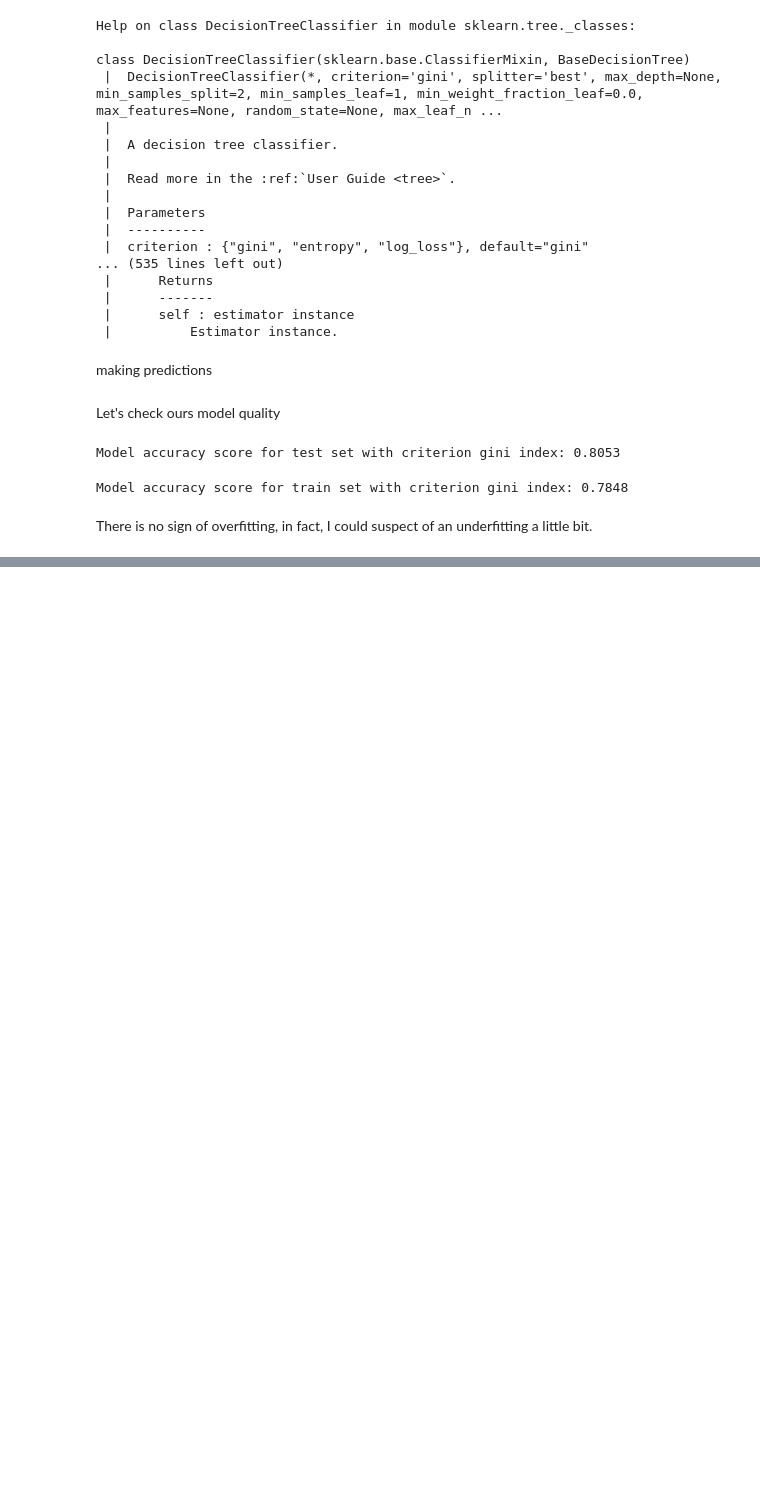
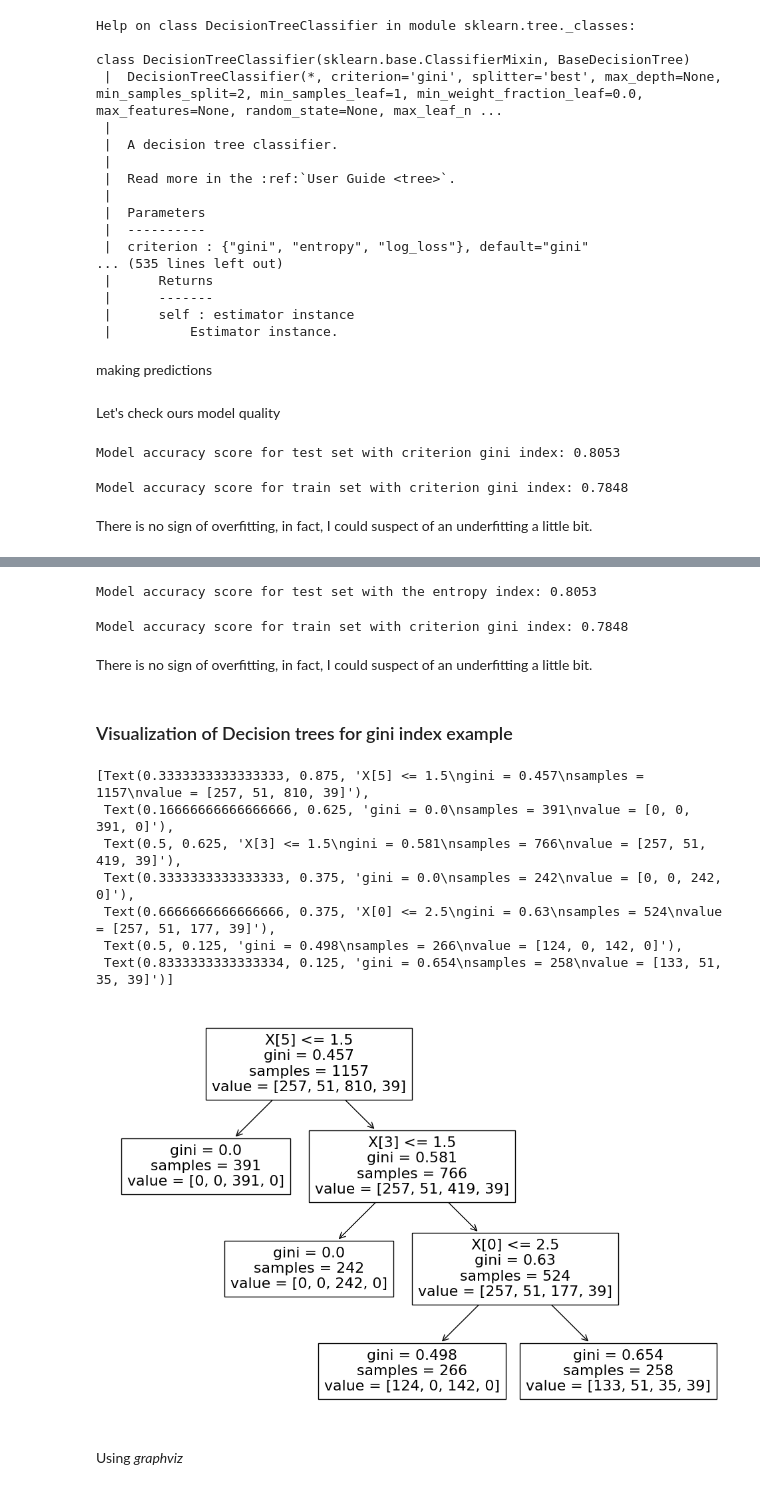
Before and after one commit to davidphysdavalos/python_basic_to_advanced, a Jupyter notebook: decision_trees.ipynb, the cells around one changed output, grey strips where cells are left out. Drawn from its saved outputs; the diff is of its cells as text; code cells hidden in the pictures; blank space fills up the shorter version.

```diff
--- a/decision_trees.ipynb
+++ b/decision_trees.ipynb
@@ -280,0 +323,9 @@ There is no sign of overfitting, in fact, I could suspect of an underfitting a l
+# %%
+# instantiate the DecisionTreeClassifier model with criterion gini index
+
+#Defining the model
+clf_entropy = DecisionTreeClassifier(criterion='entropy', max_depth=3, random_state=0)
+
+
+# fit the model
+clf_entropy.fit(X_train, y_train)
@@ -280,0 +340,16 @@ There is no sign of overfitting, in fact, I could suspect of an underfitting a l
+# %%
+from sklearn.metrics import accuracy_score
+
+# Accuracy in the test set
+print('Model accuracy score for test set with the entropy index: {0:0.4f}'. format(accuracy_score(y_test, y_pred_entropy)))
+# %% [output]
+Model accuracy score for test set with the entropy index: 0.8053
+# %%
+# Accuracy in the train set
+print('Model accuracy score for train set with criterion gini index: {0:0.4f}'. format(accuracy_score(y_train, clf_gini.predict(X_train))))
+# %% [output]
+Model accuracy score for train set with criterion gini index: 0.7848
+# %% [markdown]
+There is no sign of overfitting, in fact, I could suspect of an underfitting a little bit.
+# %% [markdown]
+### Visualization of Decision trees for gini index example
@@ -280,0 +358,19 @@ There is no sign of overfitting, in fact, I could suspect of an underfitting a l
+# %%
+#Setting the figure size
+plt.figure(figsize=(12,8))
+
+#Plotting the tree
+from sklearn import tree
+
+tree.plot_tree(clf_gini.fit(X_train, y_train))
+# %% [output]
+[Text(0.3333333333333333, 0.875, 'X[5] <= 1.5\ngini = 0.457\nsamples = 1157\nvalue = [257, 51, 810, 39]'),
+ Text(0.16666666666666666, 0.625, 'gini = 0.0\nsamples = 391\nvalue = [0, 0, 391, 0]'),
+ Text(0.5, 0.625, 'X[3] <= 1.5\ngini = 0.581\nsamples = 766\nvalue = [257, 51, 419, 39]'),
+ Text(0.3333333333333333, 0.375, 'gini = 0.0\nsamples = 242\nvalue = [0, 0, 242, 0]'),
+ Text(0.6666666666666666, 0.375, 'X[0] <= 2.5\ngini = 0.63\nsamples = 524\nvalue = [257, 51, 177, 39]'),
+ Text(0.5, 0.125, 'gini = 0.498\nsamples = 266\nvalue = [124, 0, 142, 0]'),
+ Text(0.8333333333333334, 0.125, 'gini = 0.654\nsamples = 258\nvalue = [133, 51, 35, 39]')]
+[figure, added]
+# %% [markdown]
+Using _graphviz_
```
Also changed, not shown: parts of 13 cells of this notebook.
